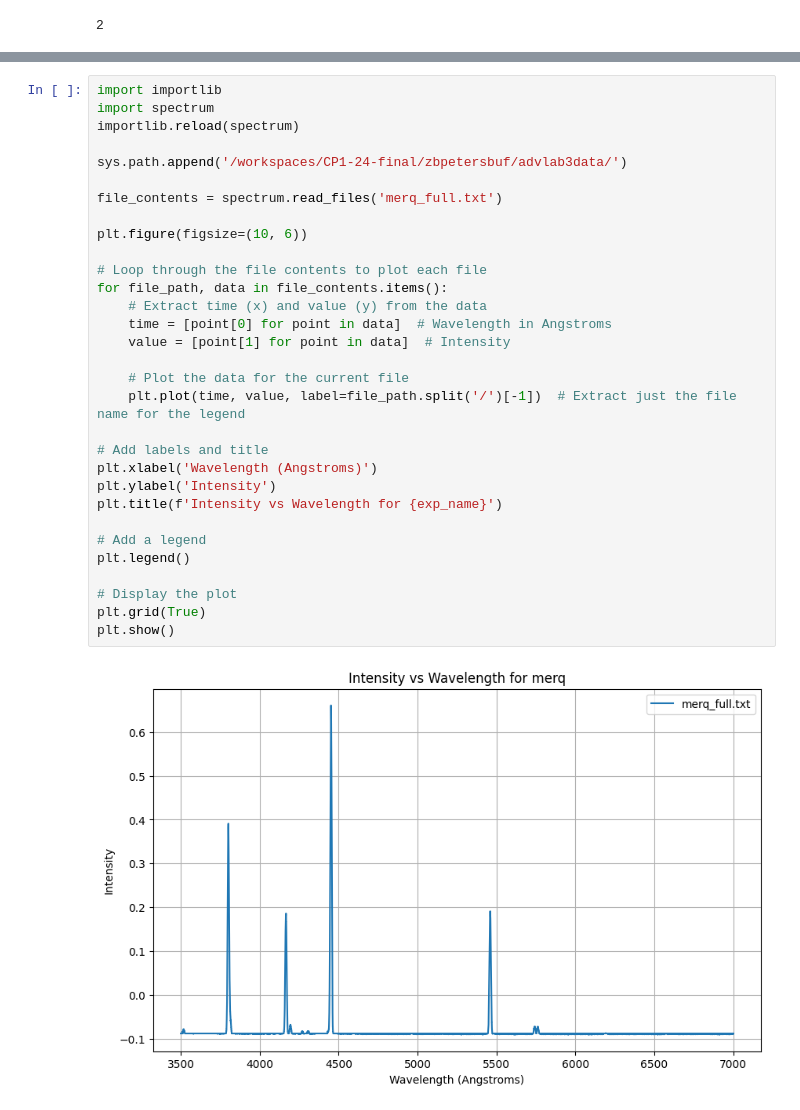
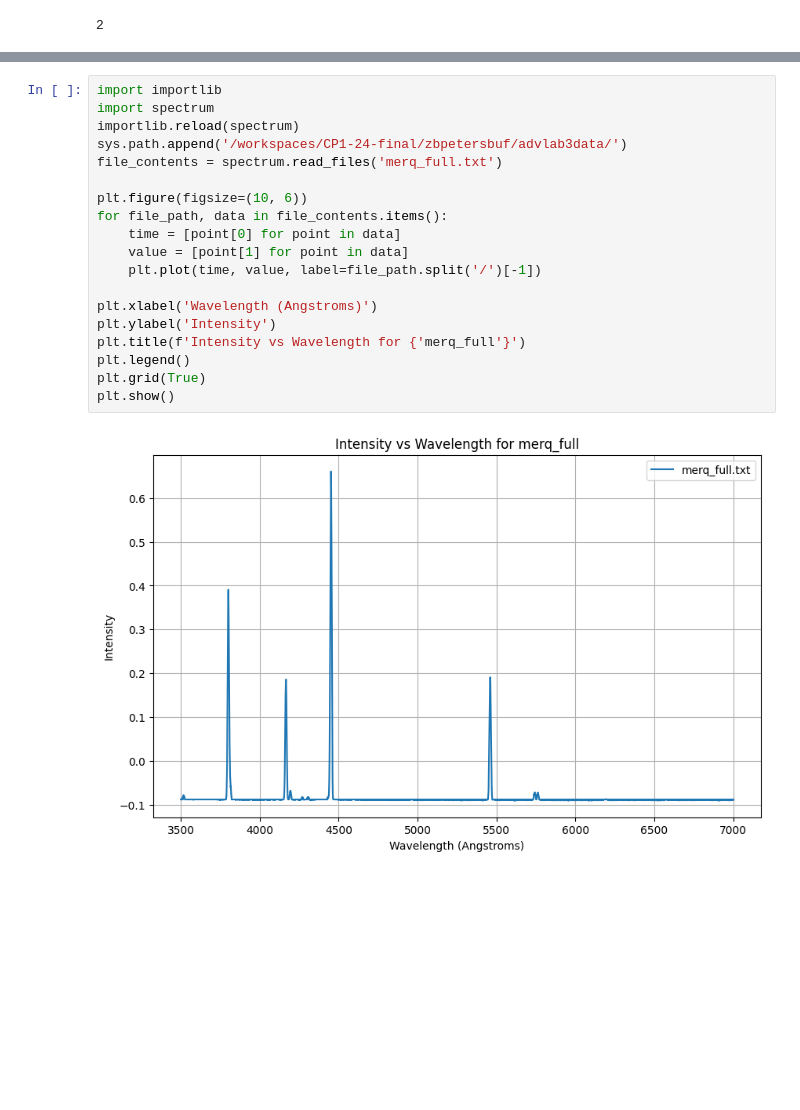
Before and after one commit to zbpetersbuf/CP1-24-final, a Jupyter notebook: zbpetersbuf/advlab3/thing.ipynb, the cells around one changed output, grey strips where cells are left out. Cells and saved outputs as stored; diff of their text form; blank space fills up the shorter version.

```diff
--- a/zbpetersbuf/advlab3/thing.ipynb
+++ b/zbpetersbuf/advlab3/thing.ipynb
@@ -71,36 +52,24 @@ difrence from expected is: 2.63
 # %%
 import importlib
 import spectrum
 importlib.reload(spectrum)
-
 sys.path.append('/workspaces/CP1-24-final/zbpetersbuf/advlab3data/')
-
 file_contents = spectrum.read_files('merq_full.txt')
 
 plt.figure(figsize=(10, 6))
+for file_path, data in file_contents.items():
+    time = [point[0] for point in data]
+    value = [point[1] for point in data]
+    plt.plot(time, value, label=file_path.split('/')[-1])
 
-# Loop through the file contents to plot each file
-for file_path, data in file_contents.items():
-    # Extract time (x) and value (y) from the data
-    time = [point[0] for point in data]  # Wavelength in Angstroms
-    value = [point[1] for point in data]  # Intensity
-
-    # Plot the data for the current file
-    plt.plot(time, value, label=file_path.split('/')[-1])  # Extract just the file name for the legend
-
-# Add labels and title
 plt.xlabel('Wavelength (Angstroms)')
 plt.ylabel('Intensity')
-plt.title(f'Intensity vs Wavelength for {exp_name}')
-
-# Add a legend
+plt.title(f'Intensity vs Wavelength for {'merq_full'}')
 plt.legend()
-
-# Display the plot
 plt.grid(True)
 plt.show()
 # %% [output]
-[figure, old version]
+[figure, new version]
 # %%
 import importlib
 import spectrum
```
Also changed, not shown: parts of 9 cells of this notebook.
